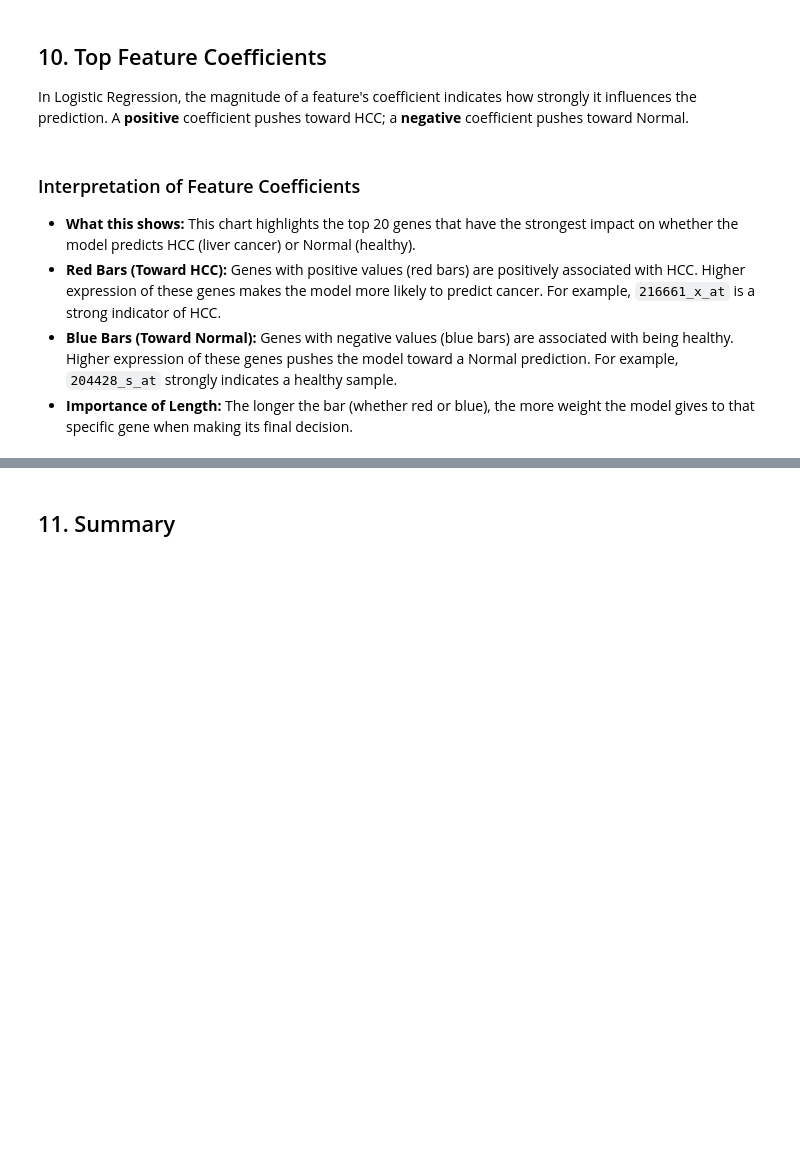
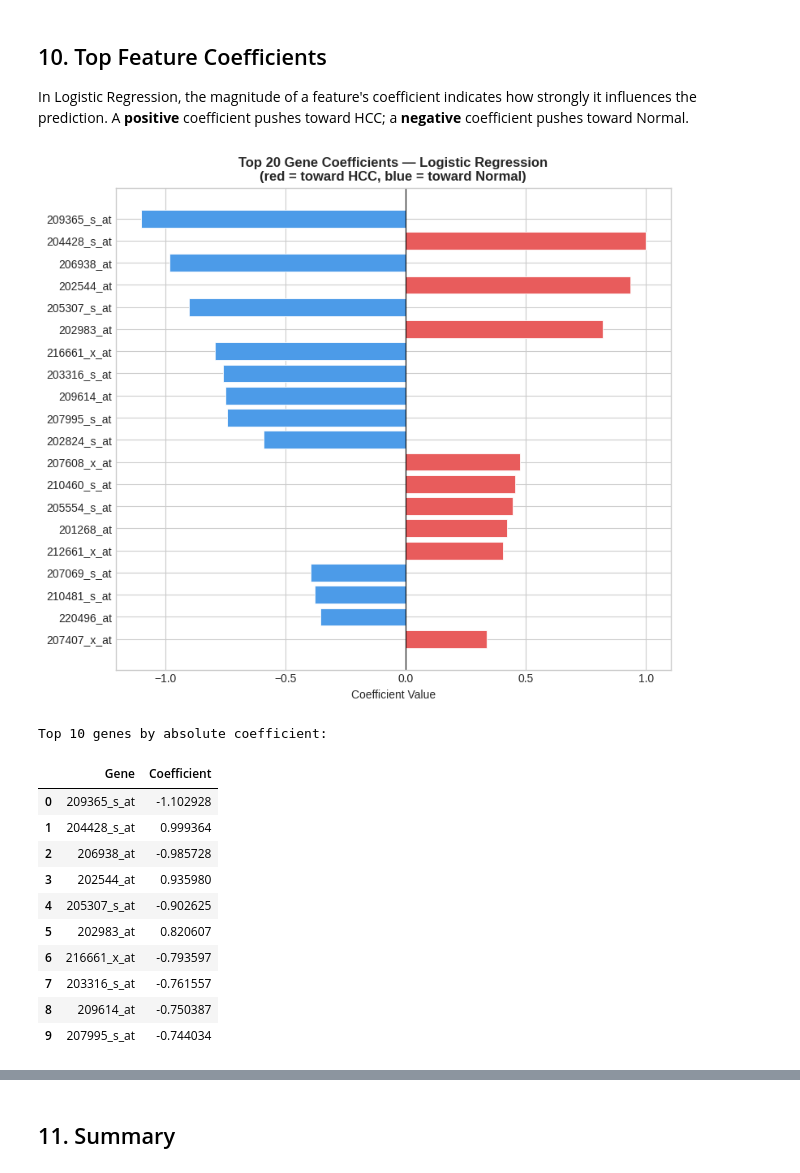
Before and after one commit to shiva-shivanibokka/Cumida-ML-Model, a Jupyter notebook: 03_logistic_regression.ipynb, the cells around one changed output, grey strips where cells are left out. Cells and saved outputs as stored; diff of their text form; code cells hidden in the pictures; blank space fills up the shorter version.

Commit message:
Remove SMOTE, fix all metric bugs, update interpretations and README

```diff
--- a/03_logistic_regression.ipynb
+++ b/03_logistic_regression.ipynb
@@ -272,30 +275,39 @@ plt.show()
 
 In Logistic Regression, the magnitude of a feature's coefficient indicates how strongly it influences the prediction. A **positive** coefficient pushes toward HCC; a **negative** coefficient pushes toward Normal.
 # %%
-coef    = best_lr.coef_[0]
+# coef_[0] points toward classes_[1] which is "normal" (alphabetical order).
+# Negate so that positive values point toward HCC, matching the red/blue colour scheme.
+coef    = -best_lr.coef_[0]
 coef_df = pd.DataFrame({'Gene': X_train.columns, 'Coefficient': coef})
 coef_df['abs_coef'] = coef_df['Coefficient'].abs()
 coef_df = coef_df.sort_values('abs_coef', ascending=False).head(20)
 
 bar_colors = ['#E85C5C' if c > 0 else '#4C9BE8' for c in coef_df['Coefficient']]
 
 fig, ax = plt.subplots(figsize=(8, 7))
 ax.barh(coef_df['Gene'], coef_df['Coefficient'],
         color=bar_colors, edgecolor='white', linewidth=0.6)
 ax.axvline(0, color='black', linewidth=0.8)
 ax.set_title('Top 20 Gene Coefficients — Logistic Regression\n(red = toward HCC, blue = toward Normal)',
              fontsize=12, fontweight='bold')
 ax.set_xlabel('Coefficient Value')
 ax.invert_yaxis()
 plt.tight_layout()
 plt.show()
 
 print('Top 10 genes by absolute coefficient:')
 display(coef_df[['Gene', 'Coefficient']].head(10).reset_index(drop=True))
+# %% [output]
+[figure, added]
+Top 10 genes by absolute coefficient:
+|  | Gene | Coefficient |
+| 0 | 209365_s_at | -1.102928 |
+| 1 | 204428_s_at | 0.999364 |
+| 2 | 206938_at | -0.985728 |
+| 3 | 202544_at | 0.935980 |
+| 4 | 205307_s_at | -0.902625 |
+| 5 | 202983_at | 0.820607 |
+| 6 | 216661_x_at | -0.793597 |
+| 7 | 203316_s_at | -0.761557 |
+| 8 | 209614_at | -0.750387 |
+| 9 | 207995_s_at | -0.744034 |
-# %% [markdown]
-### Interpretation of Feature Coefficients
-
-* **What this shows:** This chart highlights the top 20 genes that have the strongest impact on whether the model predicts HCC (liver cancer) or Normal (healthy).
-* **Red Bars (Toward HCC):** Genes with positive values (red bars) are positively associated with HCC. Higher expression of these genes makes the model more likely to predict cancer. For example, `216661_x_at` is a strong indicator of HCC.
-* **Blue Bars (Toward Normal):** Genes with negative values (blue bars) are associated with being healthy. Higher expression of these genes pushes the model toward a Normal prediction. For example, `204428_s_at` strongly indicates a healthy sample.
-* **Importance of Length:** The longer the bar (whether red or blue), the more weight the model gives to that specific gene when making its final decision.
```
Also changed, not shown: parts of 13 cells of this notebook, 3 other files.
